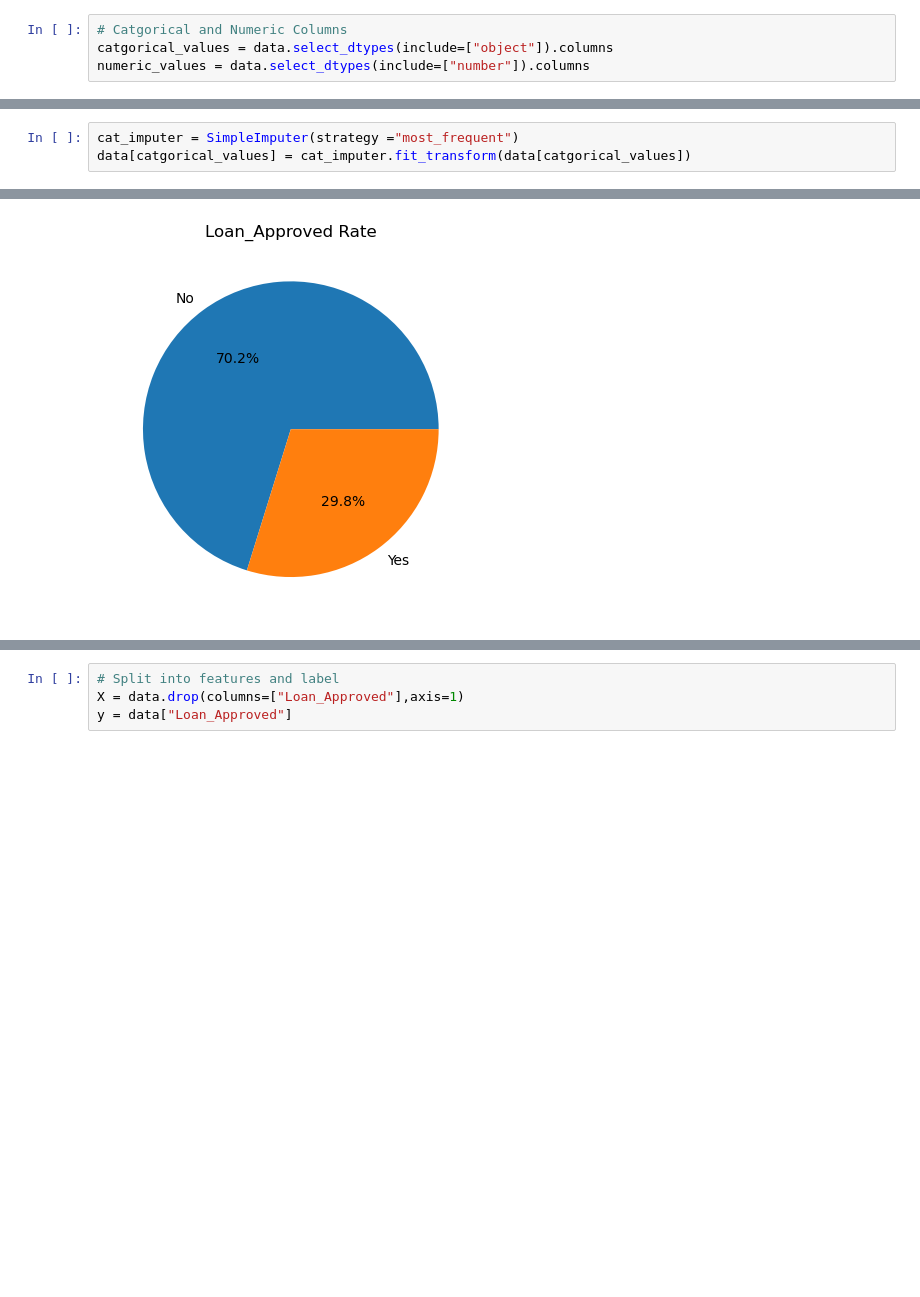
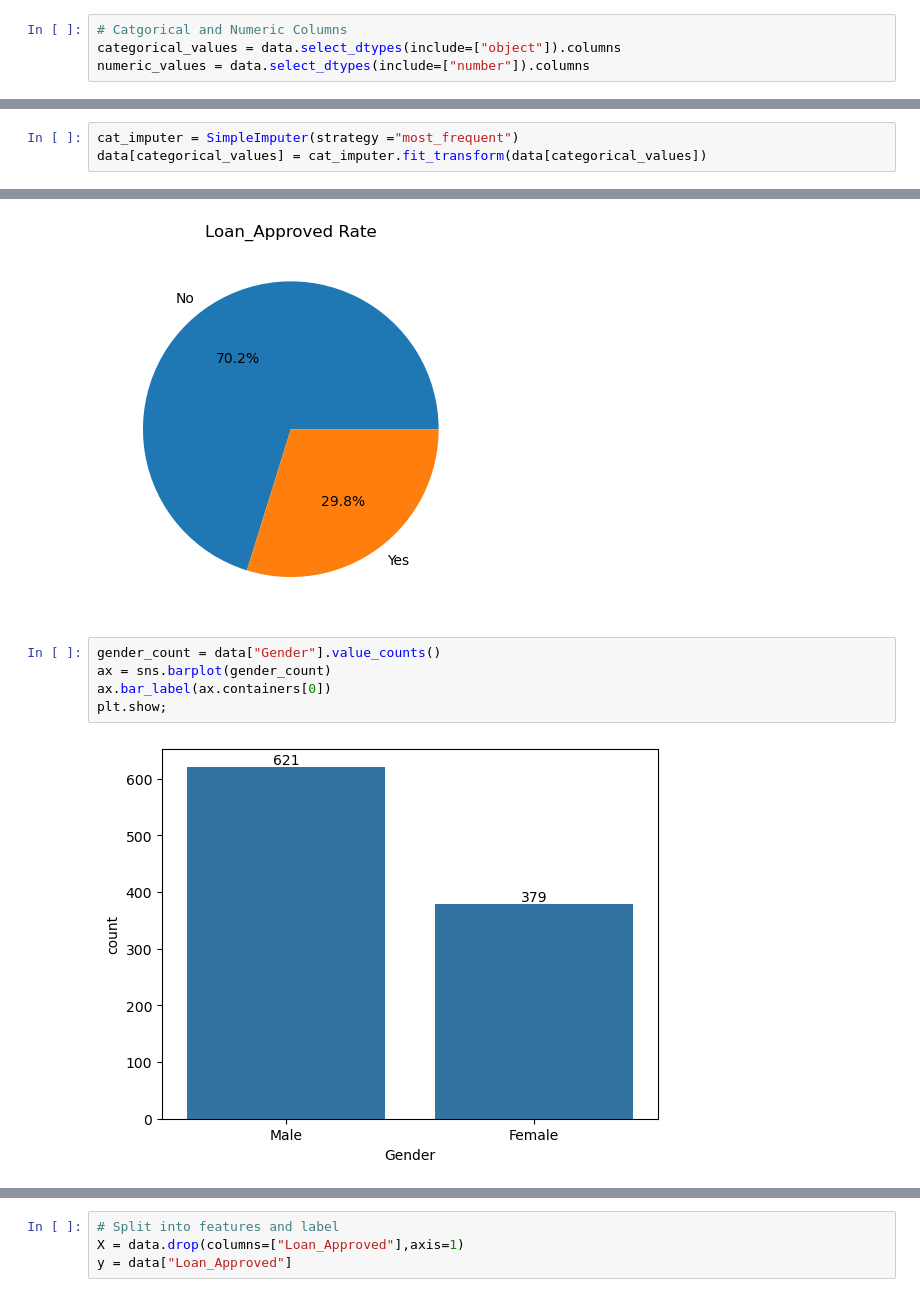
Before and after one commit to Sahil-Pasalkar101/Credit-Wise-Loan-System, a Jupyter notebook: code.ipynb, the cells around one changed output, grey strips where cells are left out. Saved outputs shown, nothing was run; the diff lists cells and outputs as text; blank space fills up the shorter version.

Commit message:
histplots and barplot

```diff
--- a/code.ipynb
+++ b/code.ipynb
@@ -57,7 +57,7 @@ Loan_Approved         50
 dtype: int64
 # %%
 # Catgorical and Numeric Columns
-catgorical_values = data.select_dtypes(include=["object"]).columns
+categorical_values = data.select_dtypes(include=["object"]).columns
 numeric_values = data.select_dtypes(include=["number"]).columns
 # %%
 # Simple Imupter
@@ -66,7 +66,7 @@ num_imputer = SimpleImputer(strategy="mean")
 data[numeric_values]= num_imputer.fit_transform(data[numeric_values])
 # %%
 cat_imputer = SimpleImputer(strategy ="most_frequent")
-data[catgorical_values] = cat_imputer.fit_transform(data[catgorical_values])
+data[categorical_values] = cat_imputer.fit_transform(data[categorical_values])
 # %%
 data.isnull().sum()
 # %% [output]
@@ -97,3 +97,10 @@ plt.title("Loan_Approved Rate")
 plt.show();
 # %% [output]
 [figure]
+# %%
+gender_count = data["Gender"].value_counts()
+ax = sns.barplot(gender_count)
+ax.bar_label(ax.containers[0])
+plt.show;
+# %% [output]
+[figure, added]
```
Also changed, not shown: parts of 1 cell of this notebook.
